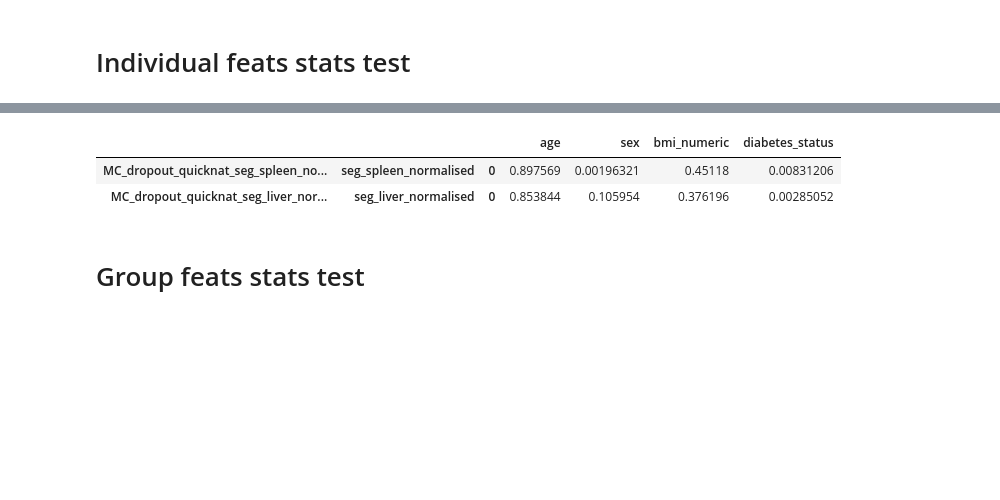
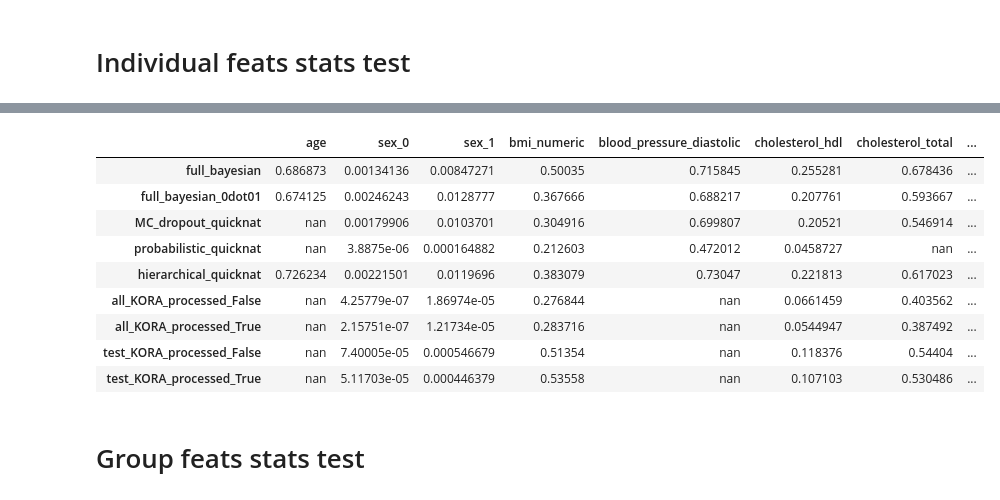
Before and after one commit to jyotirmay123/BNN-for-Uncertainty-Estimation-of-Imaging-Biomarkers, a Jupyter notebook: model_and_dataset_stats_analysis_final.ipynb, the cells around one changed output, grey strips where cells are left out. Saved outputs shown, nothing was run; the diff lists cells and outputs as text; code cells hidden in the pictures; blank space fills up the shorter version.

```diff
--- a/model_and_dataset_stats_analysis_final.ipynb
+++ b/model_and_dataset_stats_analysis_final.ipynb
@@ -326,10 +408,16 @@ p_value_df
-# %%
-p_value_df_styler = highlight_significance(p_value_df)
-p_value_df_styler
-# %% [output]
-|  |  |  | age | sex | bmi_numeric | diabetes_status |
-| MC_dropout_quicknat_seg_spleen_no... | seg_spleen_normalised | 0 | 0.897569 | 0.00196321 | 0.45118 | 0.00831206 |
-| MC_dropout_quicknat_seg_liver_nor... | seg_liver_normalised | 0 | 0.853844 | 0.105954 | 0.376196 | 0.00285052 |
+# %%
+p_value_df_spleen_styler
+# %% [output]
+|  | age | sex_0 | sex_1 | bmi_numeric | blood_pressure_diastolic | cholesterol_hdl | cholesterol_total | ... |
+| full_bayesian | 0.686873 | 0.00134136 | 0.00847271 | 0.50035 | 0.715845 | 0.255281 | 0.678436 | ... |
+| full_bayesian_0dot01 | 0.674125 | 0.00246243 | 0.0128777 | 0.367666 | 0.688217 | 0.207761 | 0.593667 | ... |
+| MC_dropout_quicknat | nan | 0.00179906 | 0.0103701 | 0.304916 | 0.699807 | 0.20521 | 0.546914 | ... |
+| probabilistic_quicknat | nan | 3.8875e-06 | 0.000164882 | 0.212603 | 0.472012 | 0.0458727 | nan | ... |
+| hierarchical_quicknat | 0.726234 | 0.00221501 | 0.0119696 | 0.383079 | 0.73047 | 0.221813 | 0.617023 | ... |
+| all_KORA_processed_False | nan | 4.25779e-07 | 1.86974e-05 | 0.276844 | nan | 0.0661459 | 0.403562 | ... |
+| all_KORA_processed_True | nan | 2.15751e-07 | 1.21734e-05 | 0.283716 | nan | 0.0544947 | 0.387492 | ... |
+| test_KORA_processed_False | nan | 7.40005e-05 | 0.000546679 | 0.51354 | nan | 0.118376 | 0.54404 | ... |
+| test_KORA_processed_True | nan | 5.11703e-05 | 0.000446379 | 0.53558 | nan | 0.107103 | 0.530486 | ... |
 # %% [markdown]
 # Group feats stats test
 # %%
```
Also changed, not shown: parts of 12 cells of this notebook, 10 other files.
